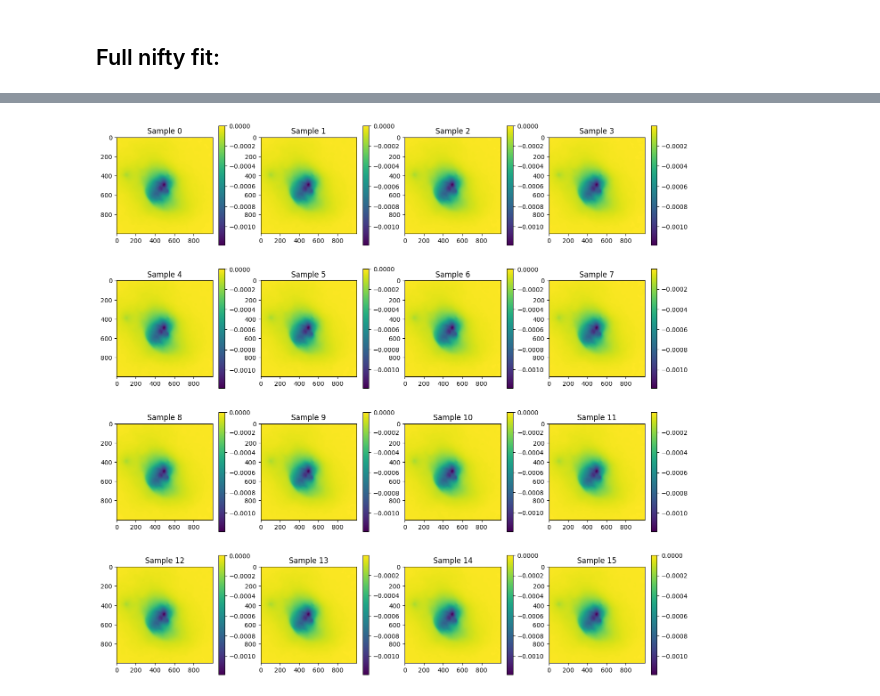
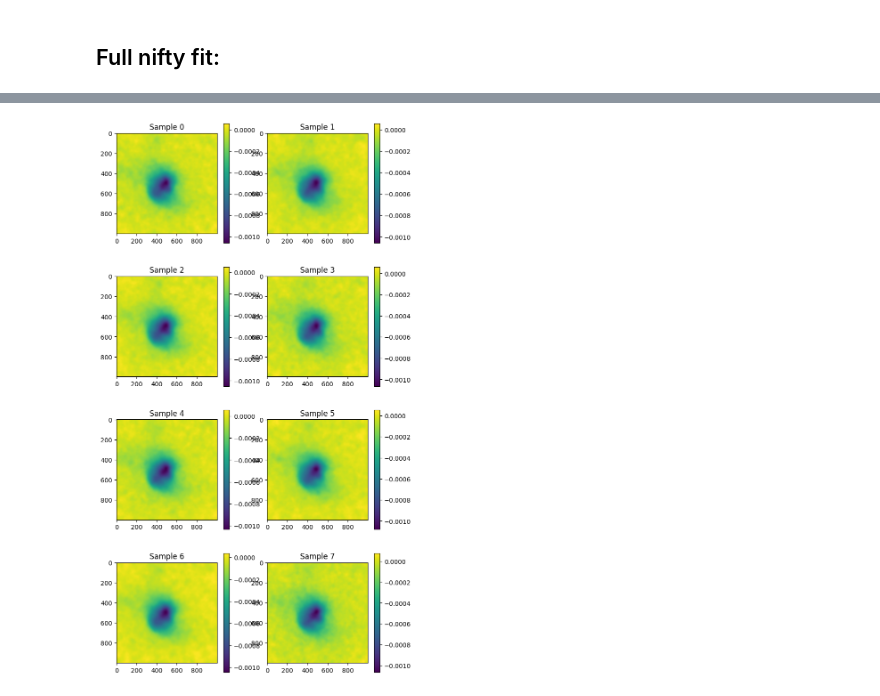
Before and after one commit to jwuerzinger/CMB_denoising, a Jupyter notebook: nifty_maria/nifty_maria_mapsampling.ipynb, the cells around one changed output, grey strips where cells are left out. Cells and saved outputs as stored; diff of their text form; code cells hidden in the pictures.

Commit message:
full noise level works!

```diff
--- a/nifty_maria/nifty_maria_mapsampling.ipynb
+++ b/nifty_maria/nifty_maria_mapsampling.ipynb
@@ -349,18 +362,21 @@ signal_response_tod = Signal_TOD(gp_map)
 signal_response_map = Signal_map(gp_map)
 
 # Define noise covariance
-# noise_cov_inv = lambda x: 1e-1**-2 * x # 10% noise
-noise_cov_inv_map = lambda x: 1e-4**-2 * x # 10% noise
-noise_cov_inv_tod = lambda x: 1e-8**-2 * x
+noise_cov_inv_map = lambda x: 1e-4**-2 * x
+if noiselevel == 0.0: noise_cov_inv_tod = lambda x: 1e-8**-2 * x
+elif noiselevel == 0.1: noise_cov_inv_tod = lambda x: 1e-4**-2 * x
+elif noiselevel == 0.5: noise_cov_inv_tod = lambda x: 1e-4**-2 * x
+elif noiselevel == 1.0: noise_cov_inv_tod = lambda x: 1e-4**-2 * x
 
 # Combine in likelihood
 tods_map = np.float64(tod_truthmap.data.compute())
-lh_tod = jft.Gaussian( jax_tods, noise_cov_inv_tod).amend(signal_response_tod)
+# lh_tod = jft.Gaussian( jax_tods, noise_cov_inv_tod).amend(signal_response_tod)
+lh_tod = jft.Gaussian( noised_jax_tod, noise_cov_inv_tod).amend(signal_response_tod)
 lh_map = jft.Gaussian( mapdata_truth[0], noise_cov_inv_map).amend(signal_response_map) # true map
 
-lh = lh_tod + lh_map
+# lh = lh_tod + lh_map
 # lh = lh_map
-# lh = lh_tod
+lh = lh_tod
 
 lh_map_grad = jax.grad(lh_map)
 lh_tod_grad = jax.grad(lh_tod)
@@ -397,8 +413,11 @@ Vector(
 n_it = 1
 # delta = 1e-4 # default
 # delta = 1e-8 # map
-delta = 1e-12 # tod
-# delta = 1e-10 # tod simple
+# tod
+if noiselevel == 0.0: delta = 1e-12
+elif noiselevel == 0.1: delta = 1e-10
+elif noiselevel == 0.5: delta = 1e-10
+elif noiselevel == 1.0: delta = 1e-9
 
 n_samples = 0 # no samples -> maximum aposteriory posterior
 
@@ -412,7 +431,7 @@ samples, state = jft.optimize_kl(
     key=k_o, # random jax init
     draw_linear_kwargs=dict( # sampling parameters
         cg_name="SL",
-        cg_kwargs=dict(absdelta=delta * jft.size(lh.domain) / 10.0, maxiter=100),
+        cg_kwargs=dict(absdelta=delta * jft.size(lh.domain) / 10.0, maxiter=60),
     ),
     nonlinearly_update_kwargs=dict( # map from multivariate gaussian to more compl. distribution (coordinate transformations)
         minimize_kwargs=dict(
@@ -424,8 +443,7 @@ samples, state = jft.optimize_kl(
     ),
     kl_kwargs=dict( # shift transformed multivar gauss to best match true posterior
         minimize_kwargs=dict(
-            name="M", xtol=delta, cg_kwargs=dict(name=None), maxiter=100 # map
-            # name="M", xtol=delta, cg_kwargs=dict(name=None), maxiter=200 # tod
+            name="M", xtol=delta, cg_kwargs=dict(name=None), maxiter=60 # map
         )
     ),
     sample_mode="nonlinear_resample", # how steps are combined (samples + nonlin + KL)
@@ -495,9 +511,14 @@ AssertionError:
 ## Full nifty fit:
 # %%
 n_it = 4
-# delta = 1e-4
-delta = 1e-8
-n_samples = 8 # no samples -> maximum aposteriory posterior
+# delta = 1e-4 # default
+# delta = 1e-8 # map
+# tod
+if noiselevel == 0.0: delta = 1e-12
+elif noiselevel == 0.1: delta = 1e-10
+elif noiselevel == 0.5: delta = 1e-10
+elif noiselevel == 1.0: delta = 1e-10
+n_samples = 4 # no samples -> maximum aposteriory posterior
 
 key, k_i, k_o = random.split(key, 3)
 
@@ -619,17 +640,17 @@ cfmapzeromode           :: 'reduced χ²: 2.6e+01±     3.0, avg:     -5.1±
 # %%
 # plot all samples
-fig, axes = plt.subplots(4, 4, figsize=(16, 16))
+fig, axes = plt.subplots(4, 2, figsize=(8, 16))
 
 i = 0
 for s in samples:
     # print(i//4, i%4)
     # im = axes[i//4][i%4].imshow(signal_response(s))
-    im = axes[i//4][i%4].imshow(gp_map(s))
-    axes[i//4][i%4].title.set_text(f"Sample {i}")
+    im = axes[i//2][i%2].imshow(gp_map(s))
+    axes[i//2][i%2].title.set_text(f"Sample {i}")
     fig.colorbar(im)
 
     i += 1
 
 plt.show()
 # %% [output]
-[figure, old version]
+[figure, new version]
```
Also changed, not shown: parts of 20 cells of this notebook.
